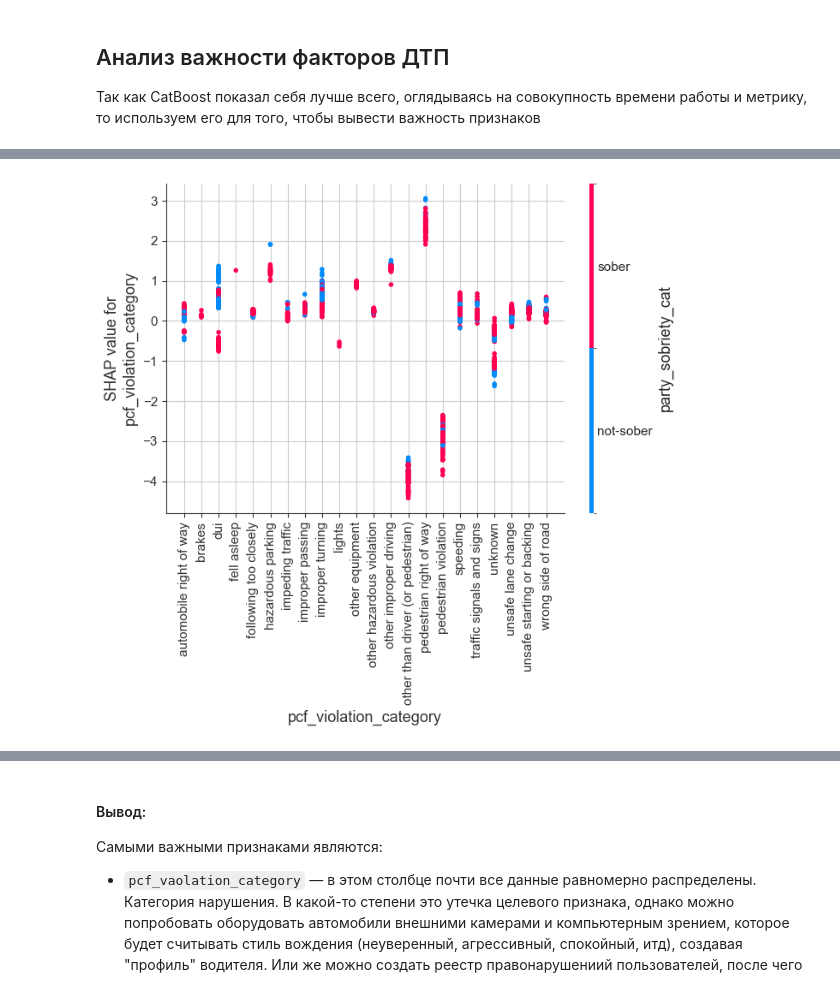
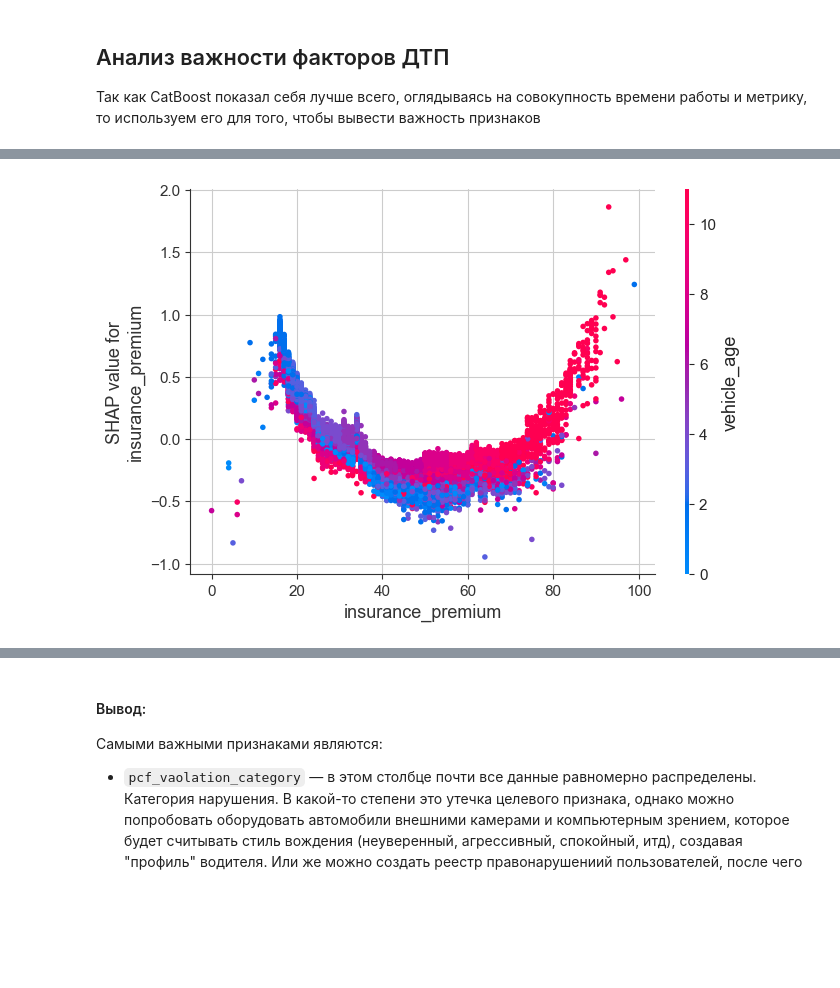
Before and after one commit to Moncervers/car_accident_prediction, a Jupyter notebook: project_notebook.ipynb, the cells around one changed output, grey strips where cells are left out. Cells and saved outputs as stored; diff of their text form; code cells hidden in the pictures; blank space fills up the shorter version.

```diff
--- a/project_notebook.ipynb
+++ b/project_notebook.ipynb
@@ -1485,7 +1477,7 @@ cat_pipeline = Pipeline(
         ),
         (
             'ohe',
-            OneHotEncoder(handle_unknown='ignore', drop='first', sparse_output=False)
+            OneHotEncoder(handle_unknown='error', drop='first', sparse_output=False)
         )
     ]
 )
@@ -1503,7 +1495,7 @@ data_preprocessor = ColumnTransformer(
 final_pipeline = Pipeline(
     [
         ('data_preprocessor', data_preprocessor),
-        ('select_k_best', SelectKBest(score_func=f_classif, k=X_train.shape[1] + 1)),
+        #         ('select_k_best', SelectKBest(score_func=f_classif, k=X_train.shape[1] + 1)),
         ('model', DummyClassifier(strategy='most_frequent')),
     ]
 )
@@ -1524,9 +1516,7 @@ baseline_param_grid = [
     # DummyClassifier
     {
         'model': [DummyClassifier(strategy='most_frequent')],
-        # Нет гиперпараметров у DummyClassifier, но можно менять препроцессоры и SelectKBest
         'data_preprocessor__num_preprocessor__num': [StandardScaler(), MinMaxScaler(), RobustScaler(), 'passthrough'],
-        'select_k_best__k': range(2, X_train.shape[1] + 1),
     },
 
     # LogisticRegression
@@ -1534,7 +1524,6 @@ baseline_param_grid = [
         'model': [LogisticRegression(random_state=RANDOM_STATE, solver='liblinear', penalty='l1')],
         'model__C': range(1, 20),
         'data_preprocessor__num_preprocessor__num': [StandardScaler(), MinMaxScaler(), RobustScaler(), 'passthrough'],
-        'select_k_best__k': range(2, X_train.shape[1] + 1),
     },
 
     # KNeighborsClassifier
@@ -1542,23 +1531,13 @@ baseline_param_grid = [
         'model': [KNeighborsClassifier()],
         'model__n_neighbors': range(1, 20),
         'data_preprocessor__num_preprocessor__num': [StandardScaler(), MinMaxScaler(), RobustScaler(), 'passthrough'],
-        'select_k_best__k': range(2, X_train.shape[1] + 1),
-    },
-
-    # SVC
-    {
-        'model': [SVC(random_state=RANDOM_STATE, probability=True, class_weight='balanced')],
-        'model__C': range(1, 20),
-        'model__kernel': ['rbf', 'poly', 'sigmoid'],
-        'data_preprocessor__num_preprocessor__num': [StandardScaler(), MinMaxScaler(), RobustScaler(), 'passthrough'],
-        'select_k_best__k': range(2, X_train.shape[1] + 1),
     },
 ]
 # %%
 baseline_rs = RandomizedSearchCV(
     estimator=final_pipeline,
     param_distributions=baseline_param_grid,
-    n_iter=15,
+    n_iter=3,
     scoring='roc_auc',
     cv=5,
     n_jobs=-1,
@@ -2377,5 +2447,5 @@ plt.show()
 # %%
 # Визуализация детальных зависимостей
-shap.dependence_plot('pcf_violation_category', shap_values, X_test)
+shap.dependence_plot('insurance_premium', shap_values, X_test)
 # %% [output]
-[figure, old version]
+[figure, new version]
```
Also changed, not shown: parts of 95 cells of this notebook.
